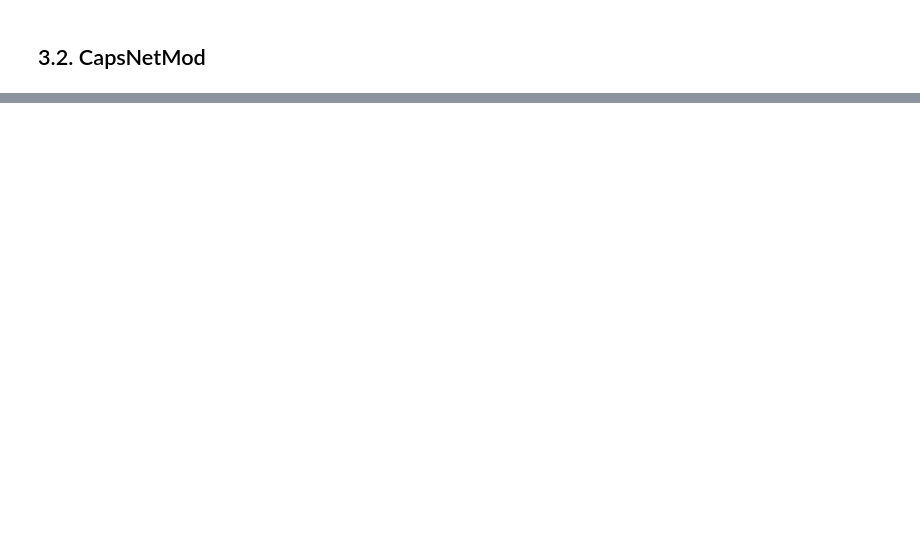
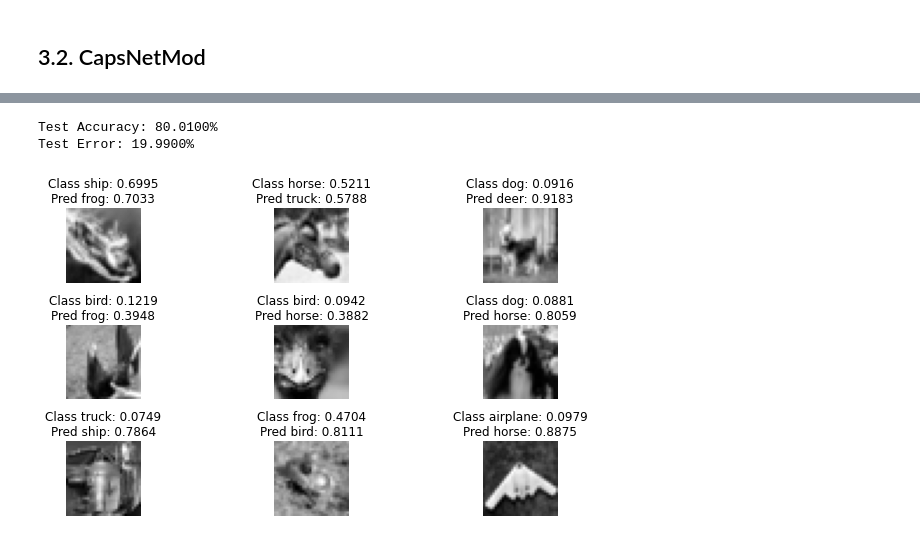
Before and after one commit to zTsugumi/BMSTU_diplom, a Jupyter notebook: Test.ipynb, the cells around one changed output, grey strips where cells are left out. Cells and saved outputs as stored; diff of their text form; code cells hidden in the pictures; blank space fills up the shorter version.

```diff
--- a/Test.ipynb
+++ b/Test.ipynb
@@ -133,0 +223,3 @@ plot_image_misclass(dataset_2.x_test, dataset_2.y_test, y_pred, dataset_2.class_
+# %%
+model_mod_cifar10 = CapsNetMod(data_name_3, mode='test')
+model_mod_cifar10.load_weight(64)
@@ -133,0 +244,11 @@ plot_image_misclass(dataset_2.x_test, dataset_2.y_test, y_pred, dataset_2.class_
+# %%
+model_mod_cifar10.evaluate(dataset_3.x_test, dataset_3.y_test)
+y_pred = model_mod_cifar10.predict(dataset_3.x_test)[0]
+# %% [output]
+Test Accuracy: 80.0100%
+Test Error: 19.9900%
+# %%
+n_img = 9
+plot_image_misclass(dataset_3.x_test, dataset_3.y_test, y_pred, dataset_3.class_names, n_img)
+# %% [output]
+[figure, added]
```
Also changed, not shown: parts of 22 cells of this notebook, 9 other files.
